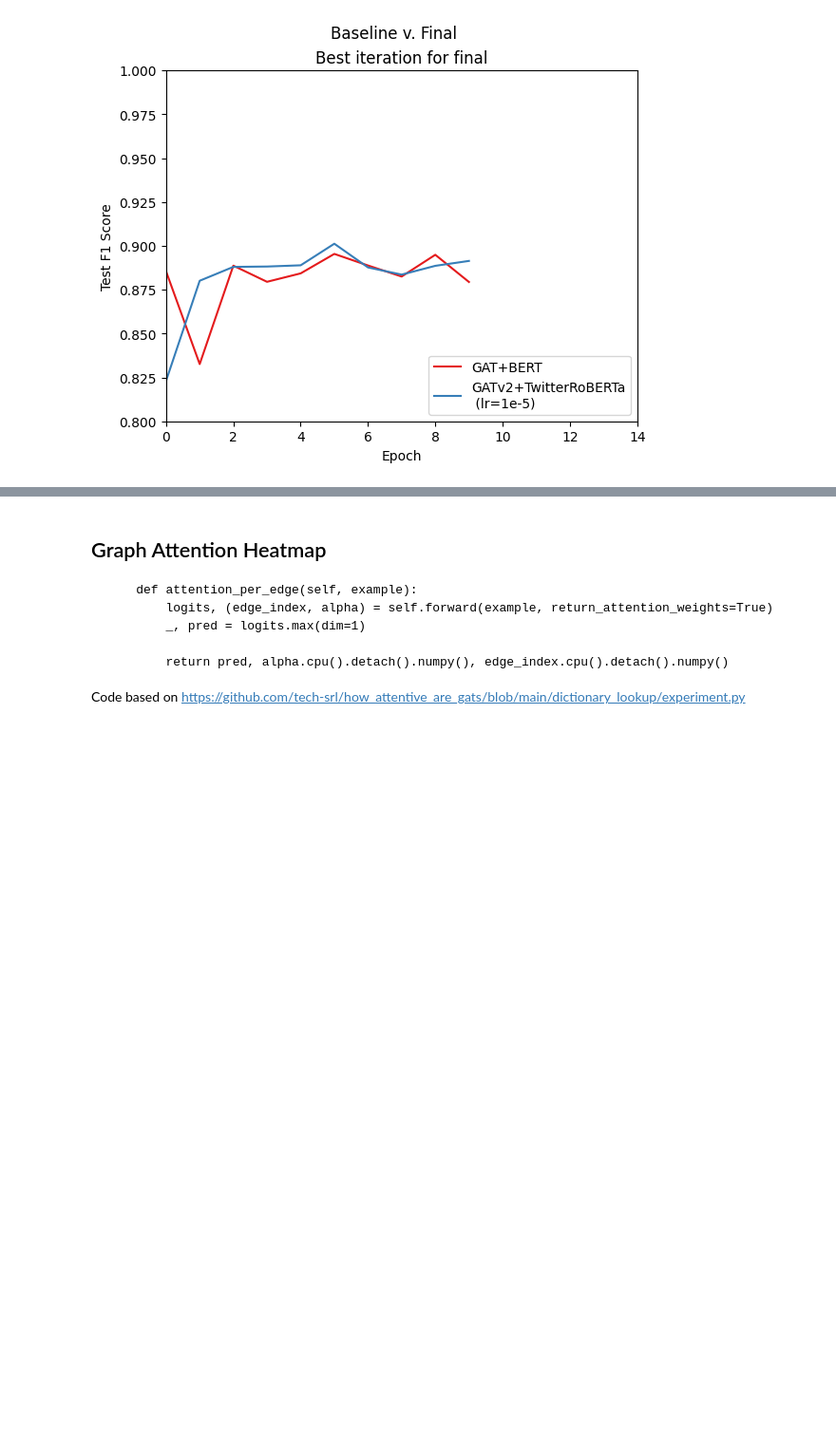
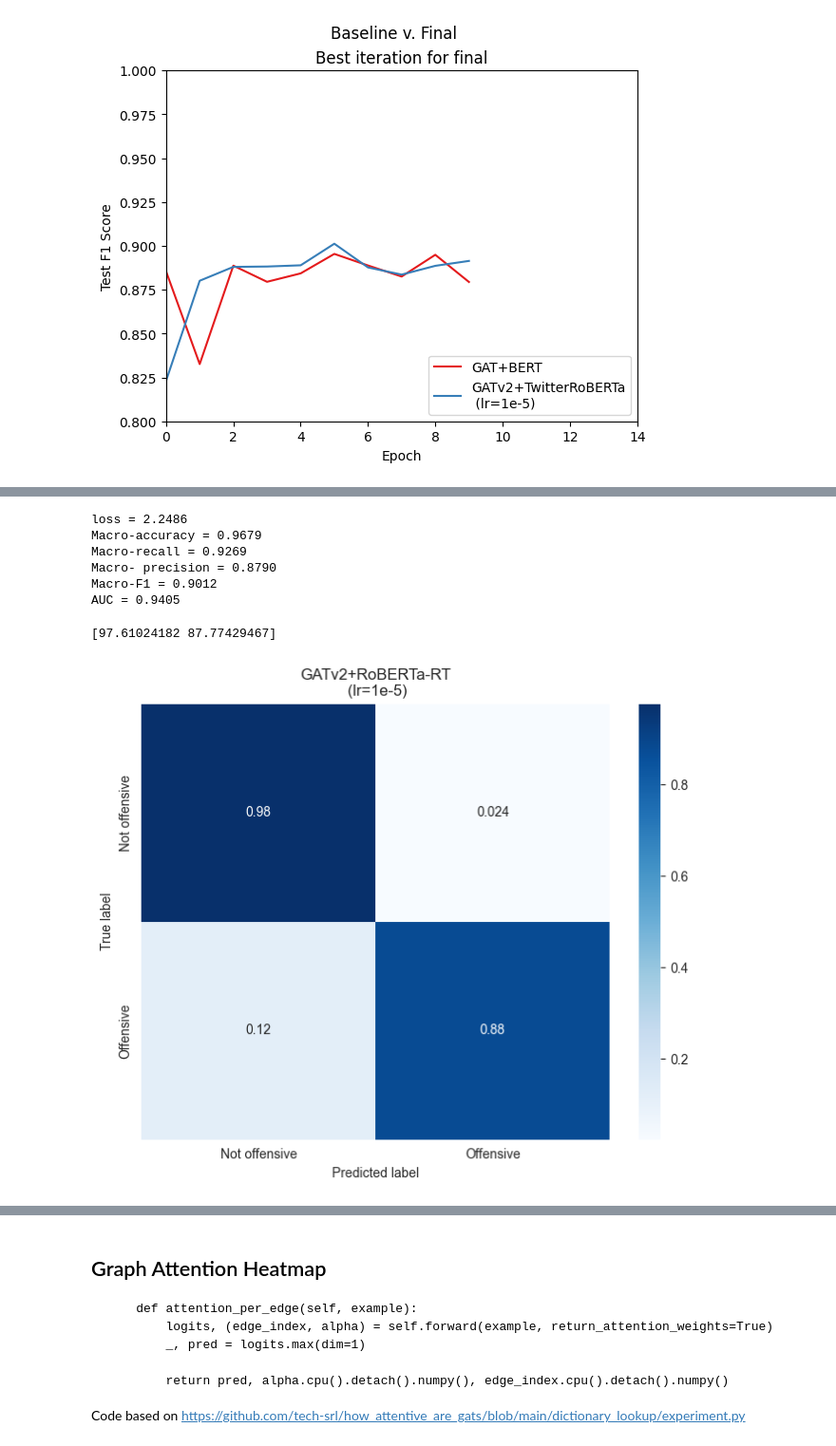
Before and after one commit to guptaviha/GF-OLD, a Jupyter notebook: examples/plots.ipynb, the cells around one changed output, grey strips where cells are left out. Shown at 95% size. Cells and saved outputs as stored; diff of their text form; code cells hidden in the pictures; blank space fills up the shorter version.

Commit message:
publish/

```diff
--- a/examples/plots.ipynb
+++ b/examples/plots.ipynb
@@ -454,0 +600,34 @@ Text(0.5, 1.0, 'Best iteration for final')
+# %%
+from models.modules.focal_loss import FocalLoss
+
+criterion = FocalLoss()
+y_pred, y_prob, y_true = eval(model, g, features, device, criterion, bs)
+# %% [output]
+loss = 2.2486
+Macro-accuracy = 0.9679
+Macro-recall = 0.9269
+Macro- precision = 0.8790
+Macro-F1 = 0.9012
+AUC = 0.9405
+# %%
+from sklearn.metrics import confusion_matrix
+import seaborn as sns
+
+cm = confusion_matrix(y_true, y_pred, normalize='true')
+class_accuracy = 100 * cm.diagonal()/cm.sum(1)
+print(class_accuracy)
+
+plt.figure(figsize=(8,6))
+class_names = ['Not offensive', 'Offensive']
+
+df_cm = pd.DataFrame(cm, index=class_names, columns=class_names)
+heatmap = sns.heatmap(df_cm, cmap='Blues', annot=True)
+
+plt.ylabel('True label')
+plt.xlabel('Predicted label')
+plt.title('GATv2+RoBERTa-RT\n (lr=1e-5)')
+plt.savefig("../publish/images/cm_final.png", dpi=300)
+plt.show()
+# %% [output]
+[97.61024182 87.77429467]
+[figure, added]
```
Also changed, not shown: parts of 23 cells of this notebook, 1 other file.
